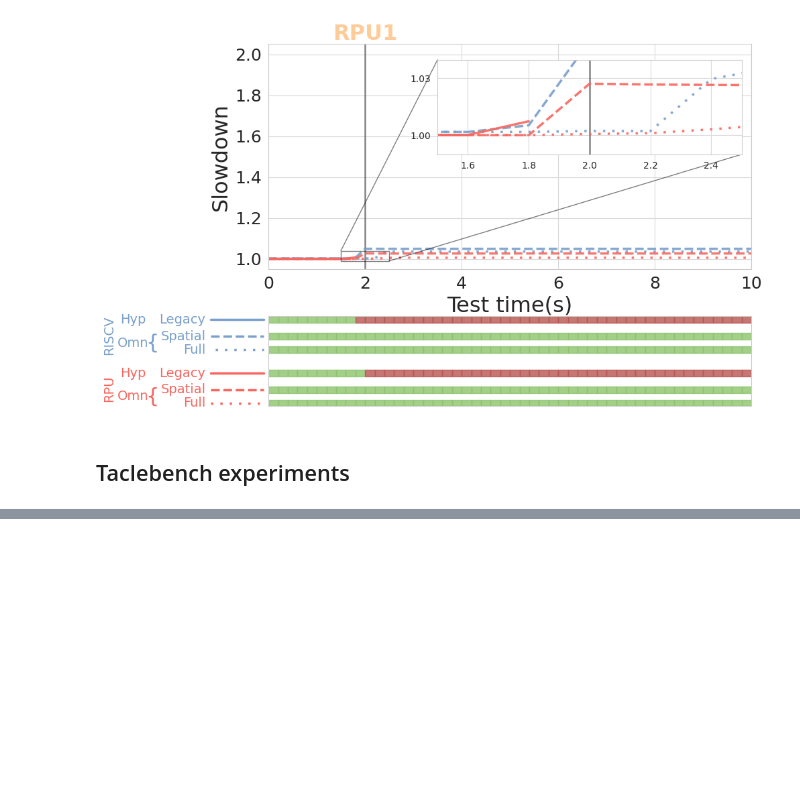
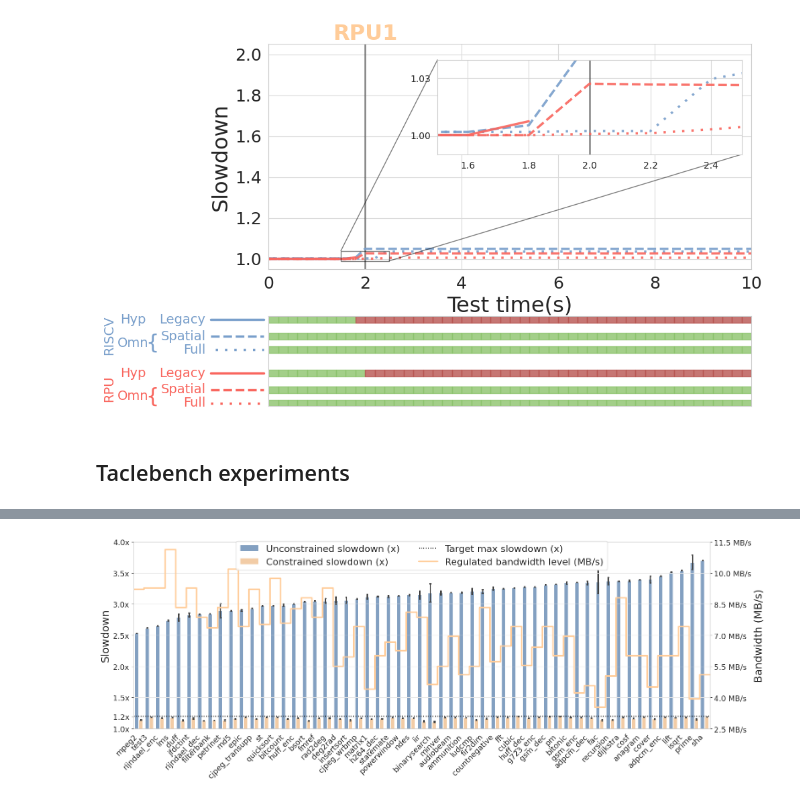
Before and after one commit to DanieleOttaviano/test_omnivisor_host, a Jupyter notebook: notebooks/Omnivisor_test_plots.ipynb, the cells around one changed output, grey strips where cells are left out. Saved outputs shown, nothing was run; the diff lists cells and outputs as text; code cells hidden in the pictures; blank space fills up the shorter version.

Commit message:
Notebook, merging taclebench plots

```diff
--- a/notebooks/Omnivisor_test_plots.ipynb
+++ b/notebooks/Omnivisor_test_plots.ipynb
@@ -619,0 +463,14 @@ full_res_df = full_res_df.join(bw_line_df[['benchmark', 'threshold']].set_index(
+# %%
+def calc_sorting_and_line_data(stats):
+    sorted_benchmarks = stats.sort_values(by=['unconstrained_slowdown'])['benchmark']
+
+    line_data = sorted_benchmarks.copy().reset_index()['benchmark'].reset_index().rename(columns={'index': 'x'})
+    line_data = line_data.join(stats[['benchmark', 'constrained_bandwidth']].set_index('benchmark'), on='benchmark')
+    line_data.x = line_data.x.map(lambda x: x + .5)
+
+    line_zero = line_data.loc[[0]]
+    line_zero.x = line_zero.x.map(lambda x: x - 1)
+
+    line_data = pd.concat([line_zero, line_data])
+
+    return sorted_benchmarks, line_data
@@ -773,0 +686,17 @@ plt.show()
+# %%
+full_res_df = taclebench_df[taclebench_df.core == 'RPU']
+stats = taclebench_stats[taclebench_stats.core == 'RPU']
+
+# Plot the boxplots
+sns.set_palette("pastel")
+sns.set_style("whitegrid", {"grid.color": ".90"})
+
+plt.figure(figsize=(16, 6))
+
+ax1 = plt.gca()
+plot_full(full_res_df, stats, ax1)
+
+plt.savefig(os.path.join(output_directory, "taclebench_test.png"))
+plt.show()
+# %% [output]
+[figure]
```
Also changed, not shown: parts of 12 cells of this notebook.
